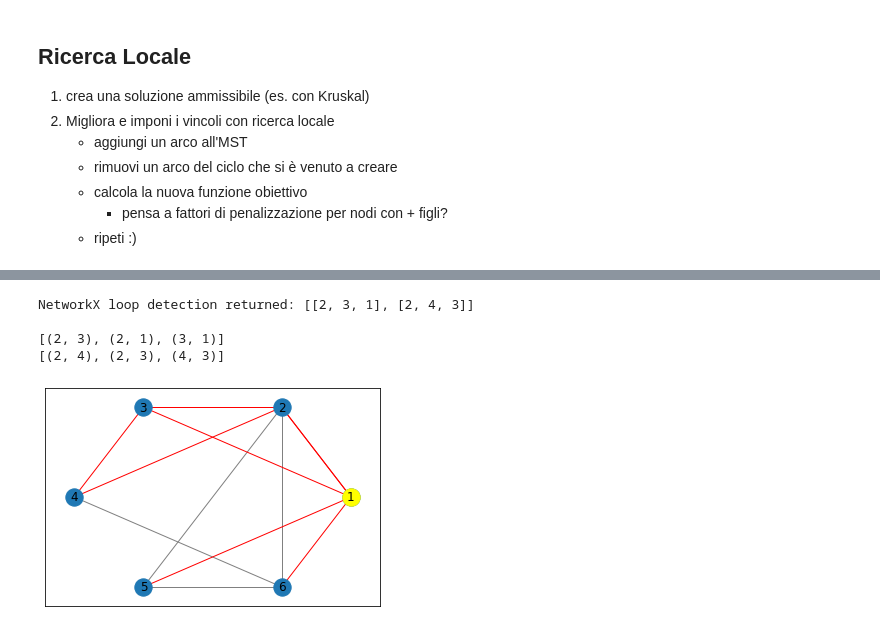
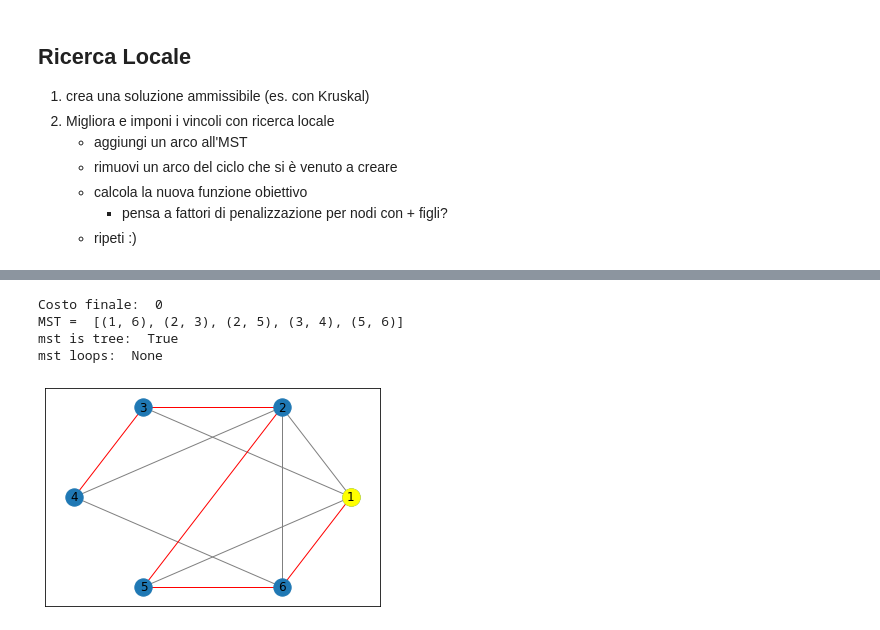
Before and after one commit to floysh/OR-project, a Jupyter notebook: progetto.ipynb, the cells around one changed output, grey strips where cells are left out. Cells and saved outputs as stored; diff of their text form; code cells hidden in the pictures.

```diff
--- a/progetto.ipynb
+++ b/progetto.ipynb
@@ -184,21 +316,23 @@ TypeError: DiGraph.add_edge() missing 1 required positional argument: 'v_of_edge
-# %%
-# TEST LOOP DETECTION
-mst.add_edges_from([(2,3), (3,4)])
-draw_graph(G, mst, ROOT_NODE)
-loops = nx.cycle_basis(mst.to_undirected()) # https://stackoverflow.com/questions/35683302/python-networkx-detecting-loops-circles
-# es. [[2,1,3],[4,5,6]]
-
-print("NetworkX loop detection returned:", loops)
-[10,20,30].__len__()
-
-# Ri-genera archi del ciclo che si è venuto a creare aggiungendo l'arco a MST
-print()
-for loop in loops:
-    print([(a,loop[b]) for a in loop
-                       for b in range(loop.index(a)+1, loop.__len__())])
-# %% [output]
-NetworkX loop detection returned: [[2, 3, 1], [2, 4, 3]]
-
-[(2, 3), (2, 1), (3, 1)]
-[(2, 4), (2, 3), (4, 3)]
-[figure, removed]
+# %%
+# PRINT RESULT
+print("Costo finale: ", cost(mst, ROOT_NODE))
+print("MST = ",mst.edges)
+draw_graph(G, mst, ROOT_NODE)
+
+
+print("---TEST AMMISSIBILITA'---")
+
+print("mst is tree: ",nx.is_tree(mst))
+
+try:
+    cycletest = nx.algorithms.cycles.find_cycle(mst, orientation="ignore")
+except:
+    cycletest = False
+finally:
+    print("mst loops: ", cycletest)
+# %% [output]
+Costo finale:  0
+MST =  [(1, 6), (2, 3), (2, 5), (3, 4), (5, 6)]
+mst is tree:  True
+mst loops:  None
+[figure, added]
```
Also changed, not shown: parts of 10 cells of this notebook, 1 other file.
